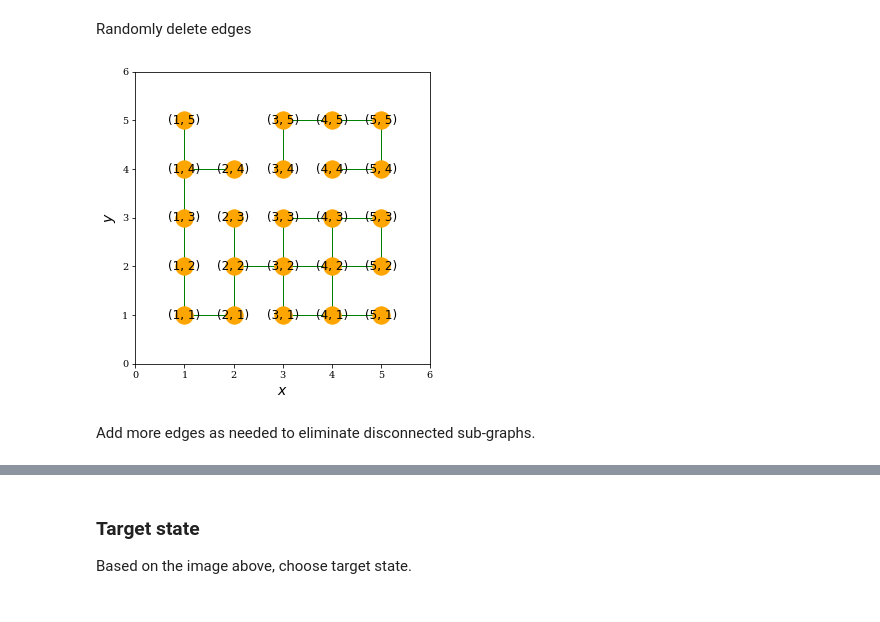
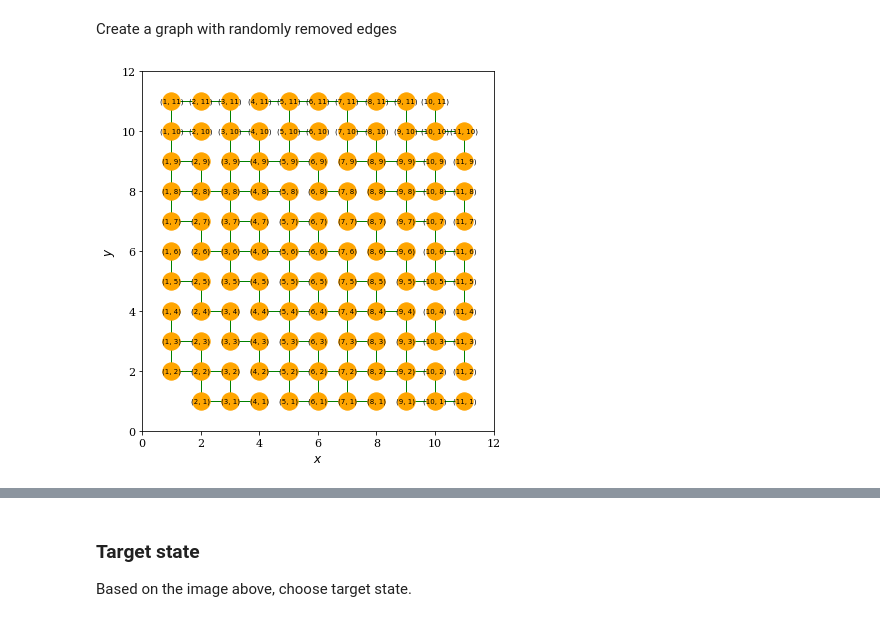
Before and after one commit to hbprosper/mlpracticum, a Jupyter notebook: 04_reinforcement_learning.ipynb, the cells around one changed output, grey strips where cells are left out. Drawn from its saved outputs; the diff is of its cells as text; code cells hidden in the pictures.

```diff
--- a/04_reinforcement_learning.ipynb
+++ b/04_reinforcement_learning.ipynb
@@ -80,8 +83,9 @@ Create nodes
 # ---------------------------------------------
 # size of grid
 # ---------------------------------------------
-xmin, xmax = 0, 6
-ymin, ymax = 0, 6
+N = 11
+xmin, xmax = 0, N+1
+ymin, ymax = 0, N+1
 x_limits   = (xmin, xmax)
 y_limits   = (ymin, ymax)
 # ---------------------------------------------
@@ -90,9 +94,7 @@ y_limits   = (ymin, ymax)
 xx     = np.arange(xmin+1, xmax, 1)
 yy     = np.arange(ymin+1, ymax, 1)
 xx, yy = np.meshgrid(xx, yy)
-# ---------------------------------------------
-# convert meshgrid into a list of tuples
-# ---------------------------------------------
+# convert meshgrid into a set of tuples (x, y)
 nodes  = [(x, y) for x, y in zip(xx.flatten(),
                                  yy.flatten())]
 nodes  = set(nodes)
@@ -195,13 +212,10 @@ plot_graph(full_graph)
-# %% [markdown]
-Randomly delete edges
+# %% [markdown]
+Create a graph with randomly removed edges
 # %%
-rnd.shuffle(all_edges)
-n_edges = 25
+n_edges = 144
 edges   = all_edges[:n_edges]
 graph   = nx.Graph()
 graph.add_edges_from(edges)
 plot_graph(graph)
 # %% [output]
-[figure, old version]
+[figure, new version]
-# %% [markdown]
-Add more edges as needed to eliminate disconnected sub-graphs.
```
Also changed, not shown: parts of 23 cells of this notebook.
